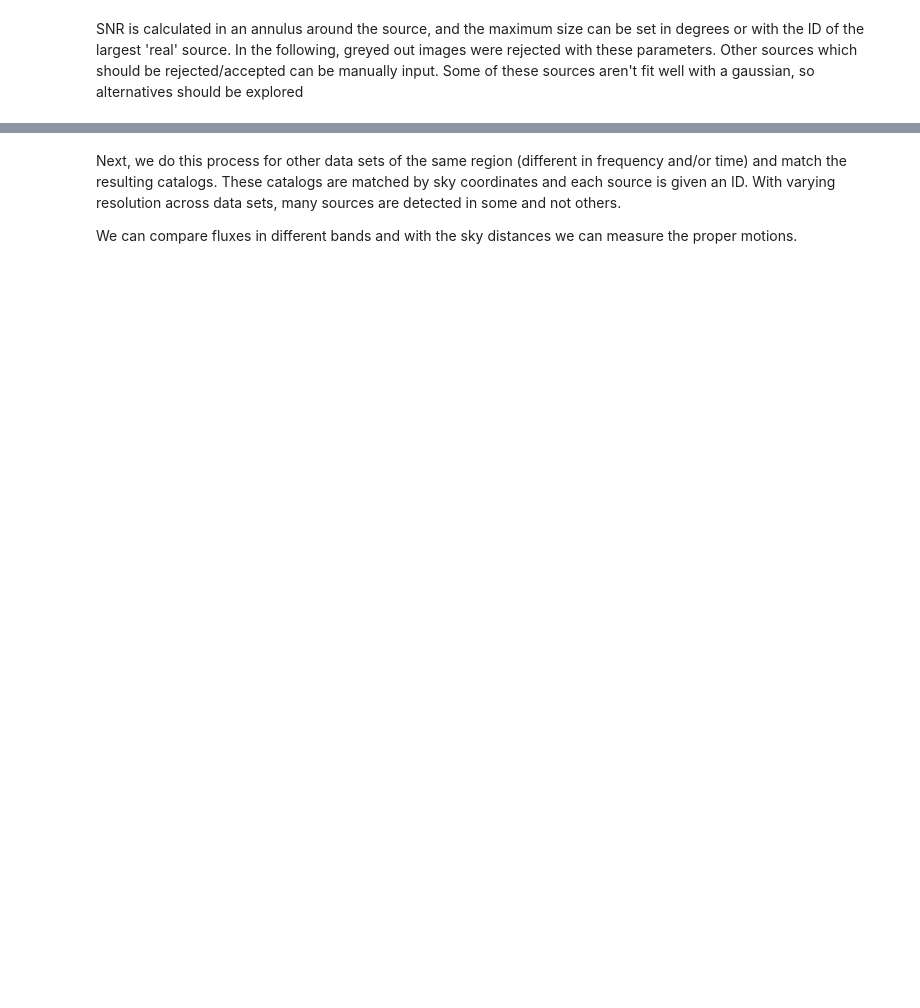
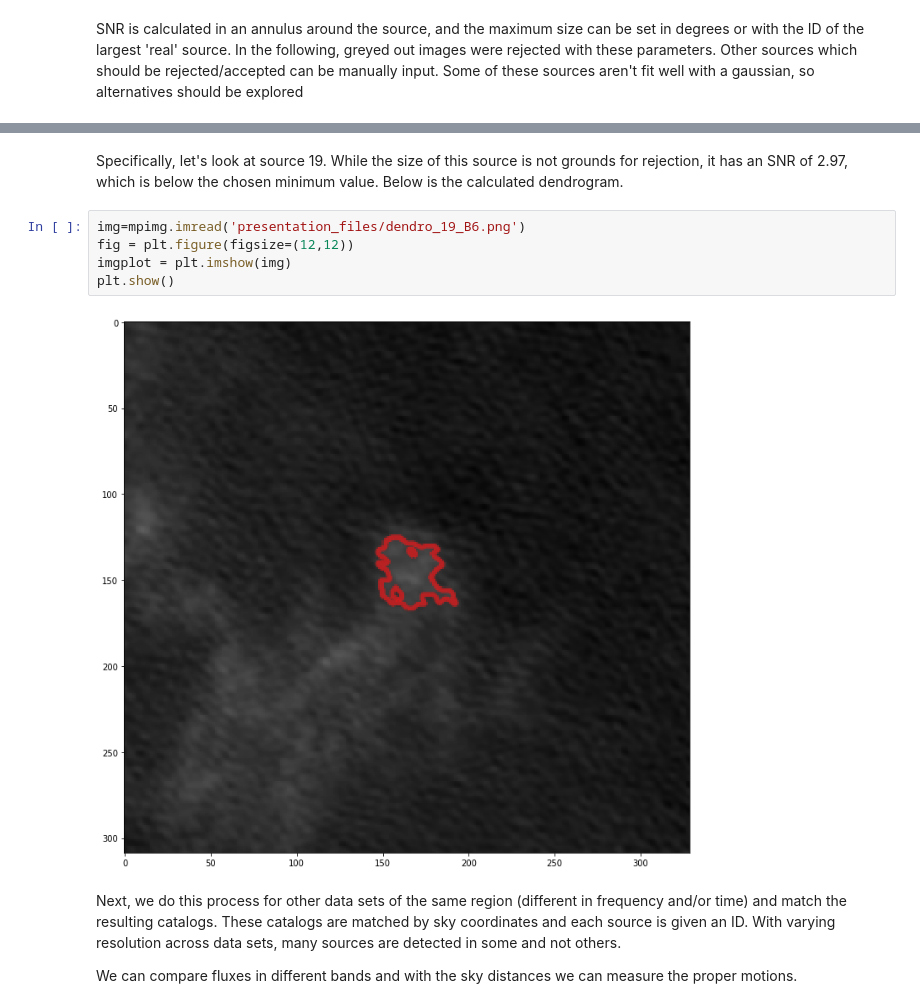
Before and after one commit to jaotter/summer_research_2018, a Jupyter notebook: pipeline/catalog_presentation.ipynb, the cells around one changed output, grey strips where cells are left out. Drawn from its saved outputs; the diff is of its cells as text; blank space fills up the shorter version.

Commit message:
add specifics to rejection in presentation

```diff
--- a/pipeline/catalog_presentation.ipynb
+++ b/pipeline/catalog_presentation.ipynb
@@ -135,6 +135,15 @@ imgplot = plt.imshow(img)
 plt.show()
 # %% [output]
 [figure]
+# %% [markdown]
+Specifically, let's look at source 19. While the size of this source is not grounds for rejection, it has an SNR of 2.97, which is below the chosen minimum value. Below is the calculated dendrogram.
+# %%
+img=mpimg.imread('presentation_files/dendro_19_B6.png')
+fig = plt.figure(figsize=(12,12))
+imgplot = plt.imshow(img)
+plt.show()
+# %% [output]
+[figure, added]
 # %% [markdown]
 Next, we do this process for other data sets of the same region (different in frequency and/or time) and match the resulting catalogs. These catalogs are matched by sky coordinates and each source is given an ID. With varying resolution across data sets, many sources are detected in some and not others.
 
```
Also changed, not shown: parts of 7 cells of this notebook, 1 other file.
